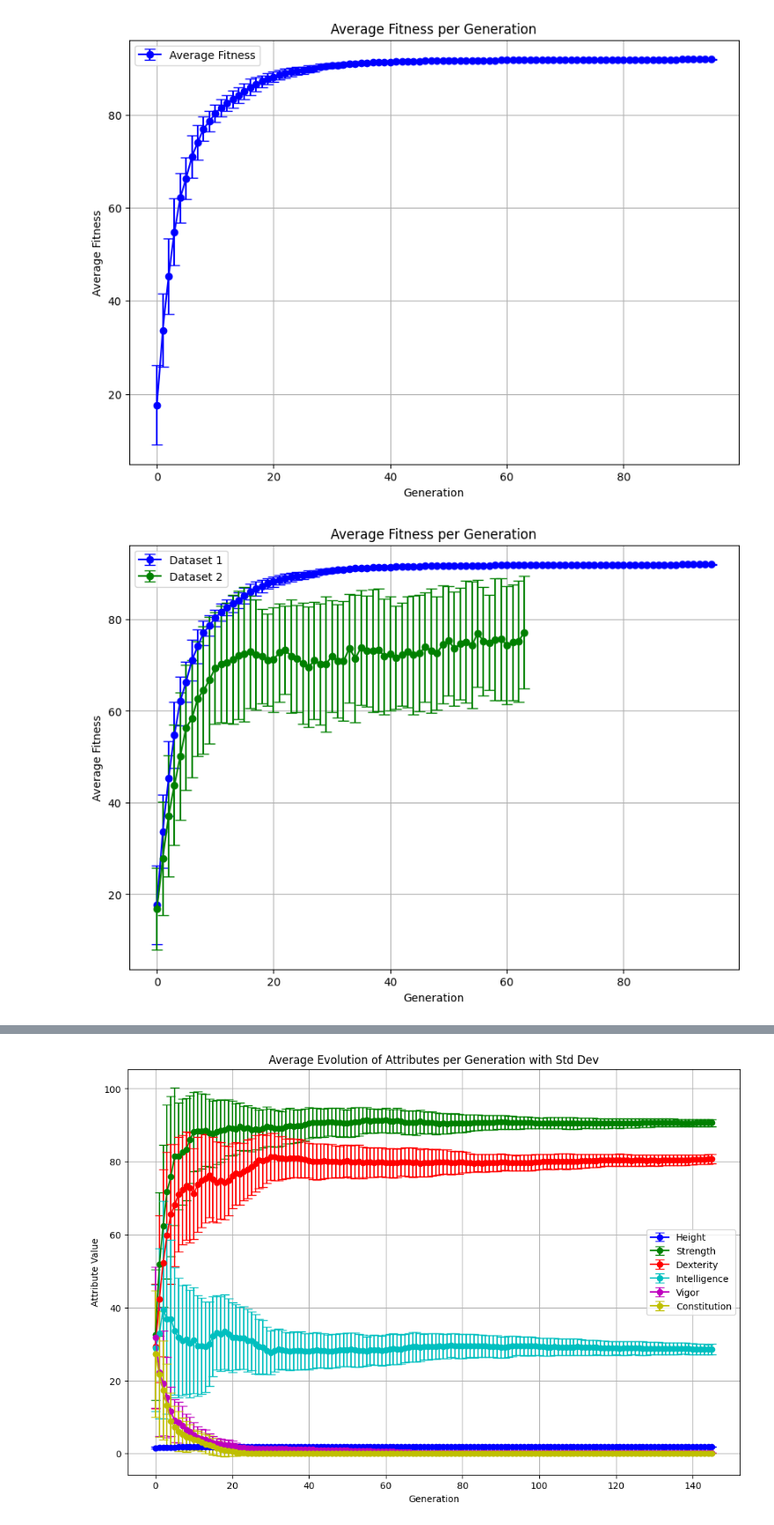
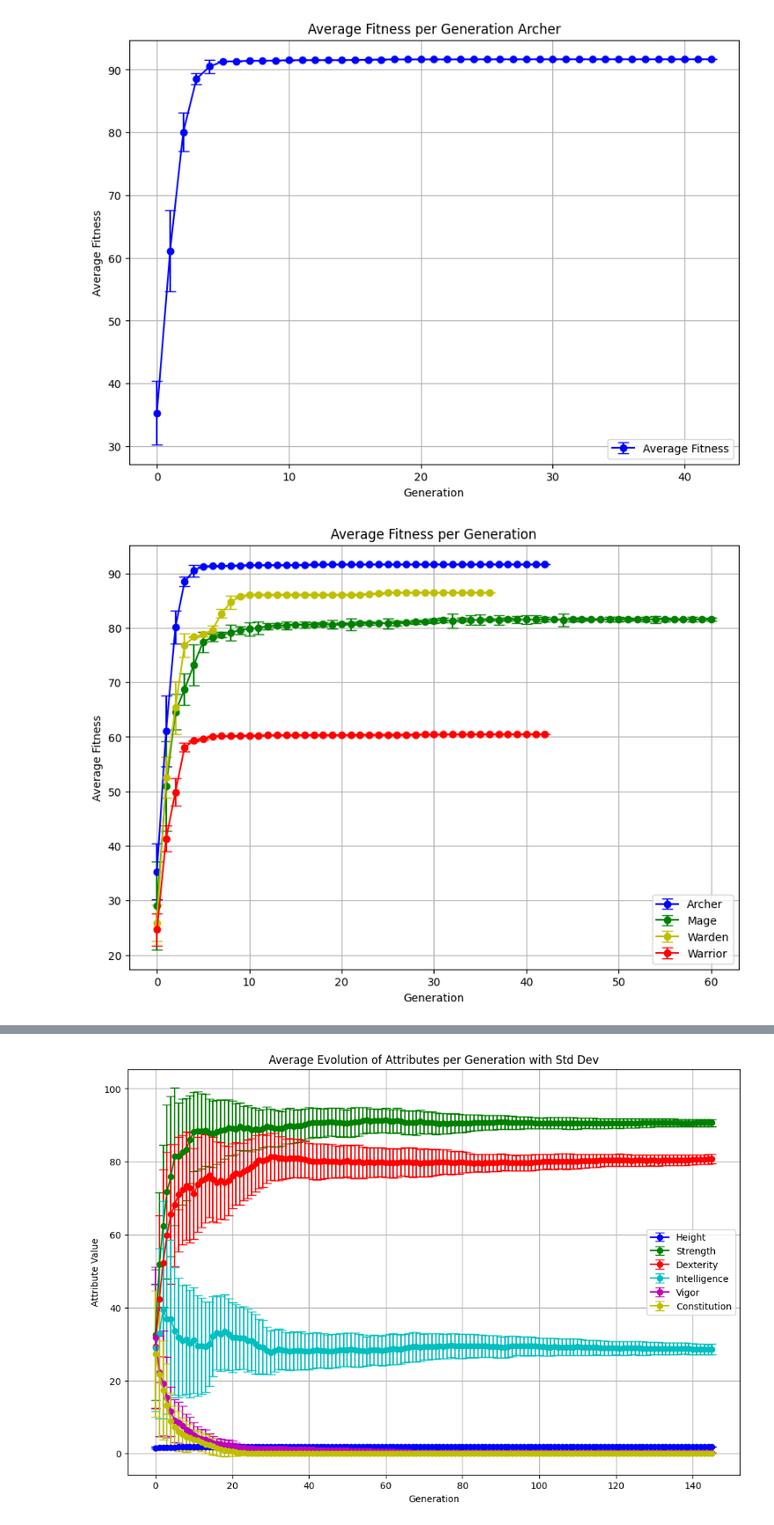
Before and after one commit to juansarnaude/sia-tp2, a Jupyter notebook: data_analysis/fitness_evolution.ipynb, the cells around one changed output, grey strips where cells are left out. Shown: that part at 88% size. Saved outputs shown, nothing was run; the diff lists cells and outputs as text; code cells hidden in the pictures.

Commit message:
Better code in fitness_evolution.ipynb

```diff
--- a/data_analysis/fitness_evolution.ipynb
+++ b/data_analysis/fitness_evolution.ipynb
@@ -18,47 +18,51 @@ plt.errorbar(avg_fitness_per_generation.index, avg_fitness_per_generation.values
 
 plt.xlabel('Generation')
 plt.ylabel('Average Fitness')
-plt.title('Average Fitness per Generation')
+plt.title('Average Fitness per Generation Archer')
 plt.legend()
 plt.grid(True)
 
 plt.show()
 # %% [output]
-[figure, old version]
+[figure, new version]
 # %%
 # AVERAGE FITNESS PER GENERATION FOR MULTIPLE GENERATIONS
 # SAME AS THE ONE BEFORE BUT FOR TWO OR MORE EVOLUTIONS
 
 import matplotlib.pyplot as plt
 import pandas as pd
 
-f1 = pd.read_csv('../output/output.csv')
-f2 = pd.read_csv('../output/output1.csv')
+f1 = pd.read_csv('../output_Archer/output_cutoff/cutoff_Optimum.csv')
+f2 = pd.read_csv('../output_Mage/output_cutoff/cutoff_Content.csv')
+f3 = pd.read_csv('../output_Warden/output_cutoff/cutoff_Structure.csv')
+f4 = pd.read_csv('../output_Warrior/output_cutoff/cutoff_MaxGen.csv')
+
+
 
 # Load the data
-data_list = [f1, f2]
-colors = ['b', 'g']
-labels = ['Dataset 1', 'Dataset 2']
+data_list = [f1, f2,f3,f4]
+colors = ['b', 'g','y','r']
+labels = ['Archer', 'Mage', 'Warden', 'Warrior']
 
 plt.figure(figsize=(10, 7))
 
 for i, data in enumerate(data_list):
     avg_fitness_per_generation = data.groupby('Generation')['Fitness'].mean()
     std_fitness_per_generation = data.groupby('Generation')['Fitness'].std()
 
     plt.errorbar(avg_fitness_per_generation.index, avg_fitness_per_generation.values,
                  yerr=std_fitness_per_generation.values, marker='o', linestyle='-',
                  label=labels[i], color=colors[i], capsize=5)
 
 plt.xlabel('Generation')
 plt.ylabel('Average Fitness')
 plt.title('Average Fitness per Generation')
 plt.legend()
 plt.grid(True)
 
 plt.show()
 # %% [output]
-[figure, old version]
+[figure, new version]
 # %%
 #EVOLUTION OF ATTRIBUTES OF MOST FIT
 
```
Also changed, not shown: parts of 2 cells of this notebook.
